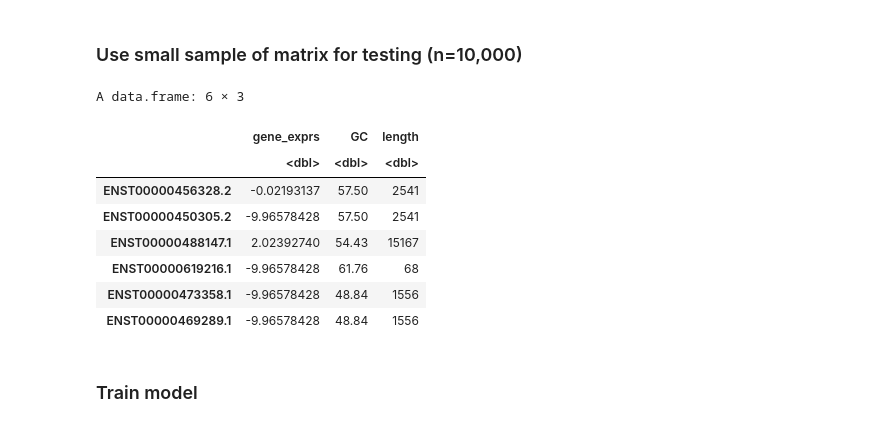
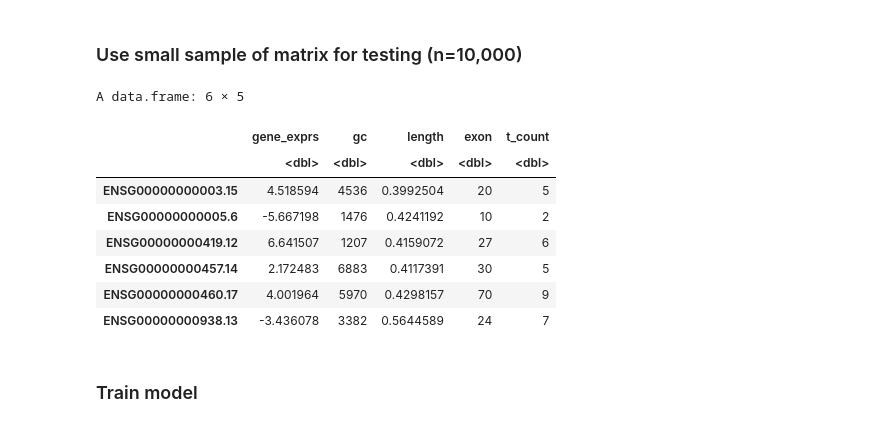
Before and after one commit to anthfm/TranscriptML, a Jupyter notebook: transcript_ML.R.ipynb, the cells around one changed output. Saved outputs shown, nothing was run; the diff lists cells and outputs as text; code cells hidden in the pictures.

```diff
--- a/transcript_ML.R.ipynb
+++ b/transcript_ML.R.ipynb
@@ -19,5 +113,5 @@ gCSI <- readRDS("gCSI.rds")
 # %%
 #genes as rows, cell lines as columns
-expr <- as.data.frame(assay(summarizeMolecularProfiles(gCSI, mDataType = "Kallisto_0.46.1.isoforms",
+expr <- as.data.frame(assay(summarizeMolecularProfiles(gCSI, mDataType = "Kallisto_0.46.1.rnaseq",
                                                        fill.missing = FALSE)))
 # %% [output]
@@ -33,3 +156,5 @@ ensembl_features_miRNA <- read.csv("ensembl_hg38_features_miRNA.txt", sep = "\t"
+# %%
+ensembl_features_transcript <- read.csv("ensembl_hg38_features.txt")
 # %% [markdown]
 ### Assign Ensembl feature data to expression matrix
 # %%
@@ -44,13 +168,28 @@ expr$length <- ensembl_features$gene_length[match(expr_features$gene_id, ensembl
 # %% [markdown]
 ### Assign MEAN of feature for any NAs
-# %%
-#%GC content
-mean_gc <- mean(expr$GC[which(!is.na(expr$GC))])
-expr$GC[which(is.na(expr$GC))] <- mean_gc
-
-#%Gene length
-mean_length <- mean(expr$length[which(!is.na(expr$length))])
-expr$length[which(is.na(expr$length))] <- mean_length
+# %%
+#miRNA binding site count
+#expr_features <- expr_features[match(mirna_total$Ensembl.gene.ID,expr_features$gene_id_stable),]
+#expr <- expr[match(mirna_total$Ensembl.gene.ID,expr_features$gene_id_stable),] #only 14,000/60,000 kept
+#expr$mirna <- mirna_total$miRNA.identifier[match(expr_features$gene_id_stable,mirna_total$Ensembl.gene.ID)]
+#mean_mirna <- mean(expr$mirna[which(!is.na(expr$mirna))])
+#expr$mirna[which(is.na(expr$mirna))] <- mean_mirna
+
+#%GC content
+mean_gc <- mean(expr$gc[which(!is.na(expr$gc))])
+expr$gc[which(is.na(expr$gc))] <- mean_gc
+
+#Gene length
+mean_length <- mean(expr$length[which(!is.na(expr$length))])
+expr$length[which(is.na(expr$length))] <- mean_length
+
+#Exon number
+mean_exon <- mean(expr$exon[which(!is.na(expr$exon))])
+expr$exon[which(is.na(expr$exon))] <- mean_exon
+
+#Transcript number
+mean_transcript <- mean(expr$t_count[which(!is.na(expr$t_count))])
+expr$t_count[which(is.na(expr$t_count))] <- mean_transcript
 # %% [markdown]
 ### Plot feature distribution (expression)
 # %%
@@ -107,19 +206,23 @@ set.seed(123)
 # %% [markdown]
 ### Use small sample of matrix for testing (n=10,000)
 # %%
-exprs_sub <- expr[1:50000,c(500,673, 674)]
+exprs_sub <- expr[,c(500,673,674,675,676)]
 colnames(exprs_sub)[1] <- "gene_exprs"
 head(exprs_sub)
+
+#Gene expression remove NA's
+#mean_exp <- mean(exprs_sub$gene_exprs[which(!is.na(exprs_sub$gene_exprs))])
+#exprs_sub$gene_exprs[which(is.na(exprs_sub$gene_exprs))] <- mean_exp
 # %% [output]
-A data.frame: 6 × 3
+A data.frame: 6 × 5
-|  | gene_exprs | GC | length |
-|  | <dbl> | <dbl> | <dbl> |
-| ENST00000456328.2 | -0.02193137 | 57.50 | 2541 |
-| ENST00000450305.2 | -9.96578428 | 57.50 | 2541 |
-| ENST00000488147.1 | 2.02392740 | 54.43 | 15167 |
-| ENST00000619216.1 | -9.96578428 | 61.76 | 68 |
-| ENST00000473358.1 | -9.96578428 | 48.84 | 1556 |
-| ENST00000469289.1 | -9.96578428 | 48.84 | 1556 |
+|  | gene_exprs | gc | length | exon | t_count |
+|  | <dbl> | <dbl> | <dbl> | <dbl> | <dbl> |
+| ENSG00000000003.15 | 4.518594 | 4536 | 0.3992504 | 20 | 5 |
+| ENSG00000000005.6 | -5.667198 | 1476 | 0.4241192 | 10 | 2 |
+| ENSG00000000419.12 | 6.641507 | 1207 | 0.4159072 | 27 | 6 |
+| ENSG00000000457.14 | 2.172483 | 6883 | 0.4117391 | 30 | 5 |
+| ENSG00000000460.17 | 4.001964 | 5970 | 0.4298157 | 70 | 9 |
+| ENSG00000000938.13 | -3.436078 | 3382 | 0.5644589 | 24 | 7 |
 # %% [markdown]
 ### Train model
 # %%
```
Also changed, not shown: parts of 34 cells of this notebook.
